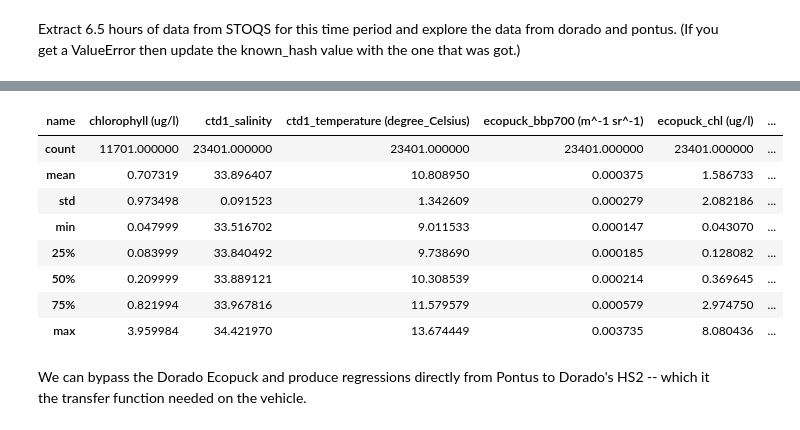
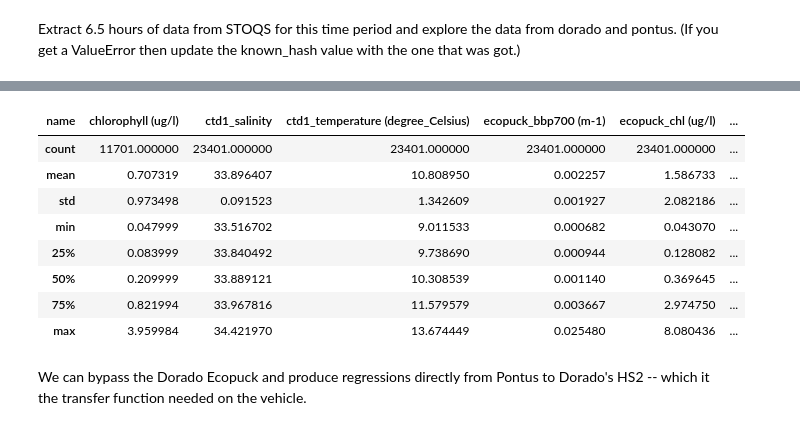
Before and after one commit to mbari-org/auv-python, a Jupyter notebook: notebooks/6.1-mpm-cross-calibrate-dorado-pontus-backscatter.ipynb, the cells around one changed output, grey strips where cells are left out. Saved outputs shown, nothing was run; the diff lists cells and outputs as text; code cells hidden in the pictures.

Commit message:
Update to use stoqs_lrauv_jul2022_t that is loaded with corrected bbp data.

```diff
--- a/notebooks/6.1-mpm-cross-calibrate-dorado-pontus-backscatter.ipynb
+++ b/notebooks/6.1-mpm-cross-calibrate-dorado-pontus-backscatter.ipynb
@@ -50,7 +50,7 @@ Extract 6.5 hours of data from STOQS for this time period and explore the data f
 parms = [
     "ctd1_salinity",
     "ctd1_temperature (degree_Celsius)",
-    "ecopuck_bbp700 (m^-1 sr^-1)",
+    "ecopuck_bbp700 (m-1)",
     "ecopuck_chl (ug/l)",
     "hs2_bbp420 (m-1)",
     "hs2_bbp700 (m-1)",
@@ -62,7 +62,7 @@ parms = [
     "particulatebackscatteringcoeff650nm (1/m)",
     "chlorophyll (ug/l)",
 ]
-stoqs_url = "https://tethysviz.shore.mbari.org/stoqs_lrauv_jul2022/api/measuredparameter.parquet?"
+stoqs_url = "https://tethysviz.shore.mbari.org/stoqs_lrauv_jul2022_t/api/measuredparameter.parquet?"
 stoqs_url += "parameter__name=" + "&parameter__name=".join(parms)
 stoqs_url += "&measurement__instantpoint__activity__platform__name=pontus"
 stoqs_url += "&measurement__instantpoint__activity__platform__name=dorado"
@@ -73,7 +73,7 @@ stoqs_url += "&collect=name&include=activity__name"
 # Takes a minute or so to retrieve the data the first time, thereafter it's read from a local cache
 data_file = pooch.retrieve(
     url=stoqs_url,
-    known_hash="593727926783b738d5eed96e468760ff58d2f9c573f3ec478b1e7fde1063edec",
+    known_hash="9b414f8e5cb730a3bae683aa64ef1477c19ff549f5370ede2c7cf0a0450d0bbe",
 )
 df = pd.read_parquet(data_file)
 df.describe()
@@ -83,12 +83,12 @@ Wall time: 87 ms
-| name | chlorophyll (ug/l) | ctd1_salinity | ctd1_temperature (degree_Celsius) | ecopuck_bbp700 (m^-1 sr^-1) | ecopuck_chl (ug/l) | ... |
+| name | chlorophyll (ug/l) | ctd1_salinity | ctd1_temperature (degree_Celsius) | ecopuck_bbp700 (m-1) | ecopuck_chl (ug/l) | ... |
 | count | 11701.000000 | 23401.000000 | 23401.000000 | 23401.000000 | 23401.000000 | ... |
-| mean | 0.707319 | 33.896407 | 10.808950 | 0.000375 | 1.586733 | ... |
-| std | 0.973498 | 0.091523 | 1.342609 | 0.000279 | 2.082186 | ... |
-| min | 0.047999 | 33.516702 | 9.011533 | 0.000147 | 0.043070 | ... |
-| 25% | 0.083999 | 33.840492 | 9.738690 | 0.000185 | 0.128082 | ... |
-| 50% | 0.209999 | 33.889121 | 10.308539 | 0.000214 | 0.369645 | ... |
-| 75% | 0.821994 | 33.967816 | 11.579579 | 0.000579 | 2.974750 | ... |
-| max | 3.959984 | 34.421970 | 13.674449 | 0.003735 | 8.080436 | ... |
+| mean | 0.707319 | 33.896407 | 10.808950 | 0.002257 | 1.586733 | ... |
+| std | 0.973498 | 0.091523 | 1.342609 | 0.001927 | 2.082186 | ... |
+| min | 0.047999 | 33.516702 | 9.011533 | 0.000682 | 0.043070 | ... |
+| 25% | 0.083999 | 33.840492 | 9.738690 | 0.000944 | 0.128082 | ... |
+| 50% | 0.209999 | 33.889121 | 10.308539 | 0.001140 | 0.369645 | ... |
+| 75% | 0.821994 | 33.967816 | 11.579579 | 0.003667 | 2.974750 | ... |
+| max | 3.959984 | 34.421970 | 13.674449 | 0.025480 | 8.080436 | ... |
 # %%
 # Make dataframe modified with index columns converted to regular columns:
 dfm = df.reset_index()
```
Also changed, not shown: parts of 5 cells of this notebook.
